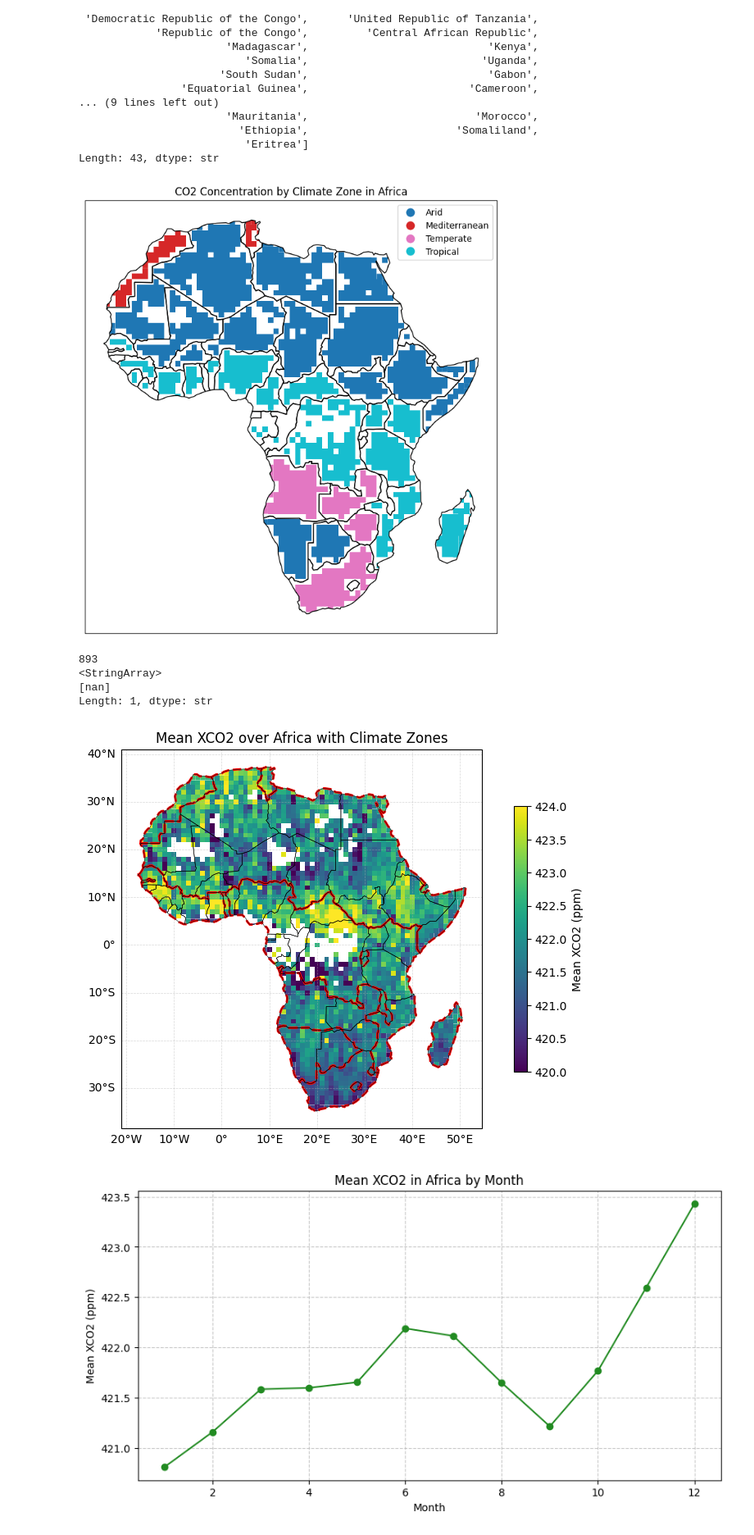
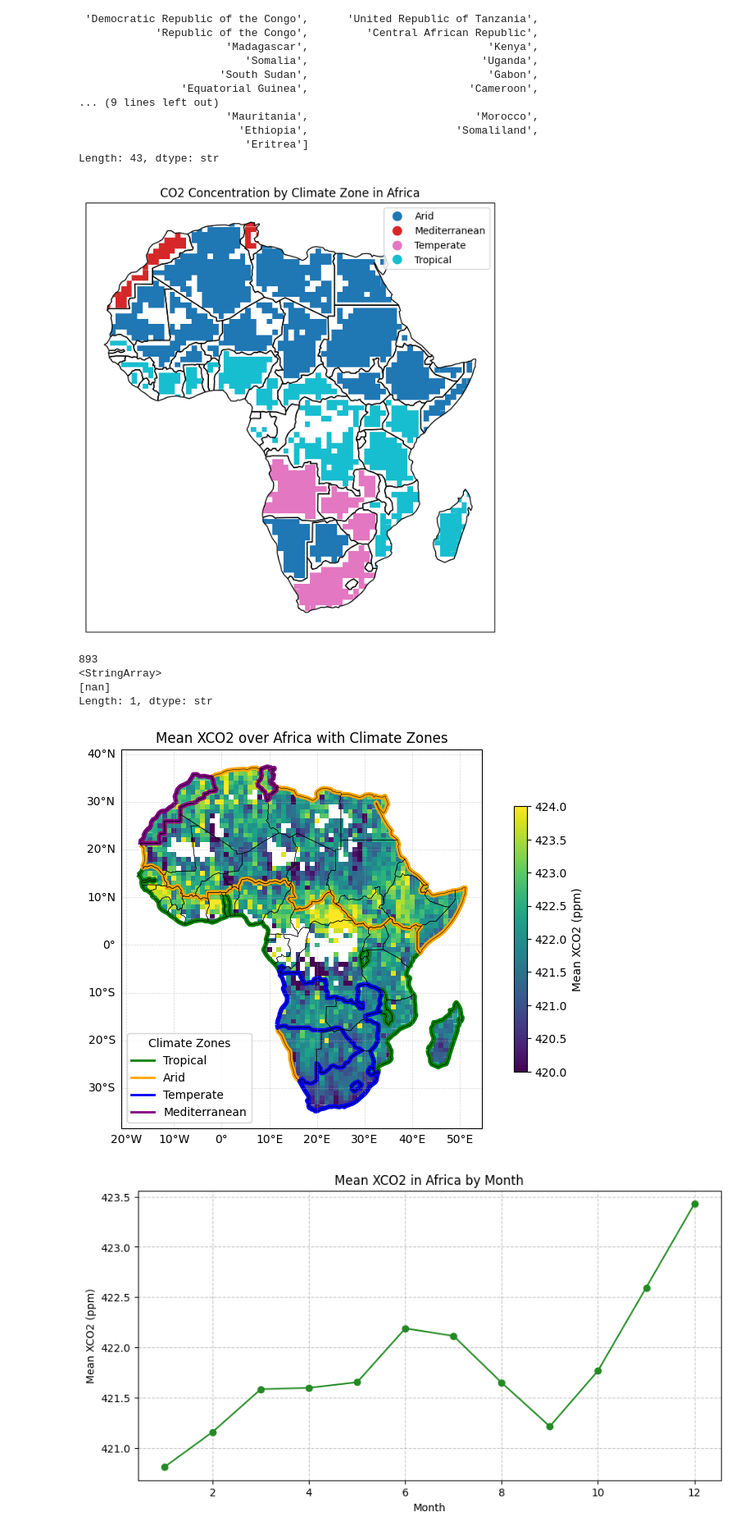
Before and after one commit to bouchramadkour/oco2-africa-analysis, a Jupyter notebook: main_analysis.ipynb, the cells around one changed output. Shown at 82% size. Drawn from its saved outputs; the diff is of its cells as text; code cells hidden in the pictures.

Commit message:
climate zones done

```diff
--- a/main_analysis.ipynb
+++ b/main_analysis.ipynb
@@ -121,7 +121,7 @@ gdf_with_country['climate_zone'] = gdf_with_country['ADMIN'].map(country_section
 import matplotlib.pyplot as plt
 import cartopy.crs as ccrs
 
-fig, ax = plt.subplots(figsize=(9, 9), subplot_kw={'projection': ccrs.PlateCarree()})
+fig, ax = plt.subplots(figsize=(8, 8), subplot_kw={'projection': ccrs.PlateCarree()})
 gdf_with_country.plot(ax=ax, column='climate_zone', legend=True, categorical=True, cmap="tab10")
 africa_shape.boundary.plot(ax=ax, edgecolor='black', linewidth=1)
 plt.title("CO2 Concentration by Climate Zone in Africa")
@@ -130,7 +130,7 @@ plt.show()
 print(gdf_with_country['climate_zone'].isna().sum())
 print(gdf_with_country[gdf_with_country['climate_zone'].isna()]['ADMIN'].unique())
 # %% [output]
-[figure, old version]
+[figure, new version]
 893
 <StringArray>
 [nan]
@@ -168,37 +168,38 @@ zone_colors = {
     'Temperate': 'blue',
     'Mediterranean': 'purple'
 }
 for zone, color in zone_colors.items():
     zones_dissolved.loc[[zone]].boundary.plot(
         ax=ax,
         edgecolor=color,
-        linewidth=2,
-        linestyle='--'
+        linewidth=4,
+        linestyle='-'
     )
 
 legend_lines = [
-    Line2D([0], [0], color=color, lw=2, linestyle='--', label=zone)
+    Line2D([0], [0], color=color, lw=2, linestyle='-', label=zone)
     for zone, color in zone_colors.items()
 ]
 
 ax.legend(
     handles=legend_lines,
     title="Climate Zones",
     loc='lower left'
 )
 
 # frontières Afrique
 africa_shape.boundary.plot(ax=ax, edgecolor='black', linewidth=0.4)
 
 # latitude / longitude (optionnel mais propre)
 gl = ax.gridlines(draw_labels=True, linewidth=0.5, linestyle='--', alpha=0.5)
 gl.top_labels = False
 gl.right_labels = False
 
 plt.title("Mean XCO2 over Africa with Climate Zones")
+plt.savefig("./results/annual_co2_map_climate_zones.png", dpi=300, bbox_inches='tight')
 plt.show()
 # %% [output]
-[figure, old version]
+[figure, new version]
 # %%
 # 4. Monthly timeseries
 plot_monthly_timeseries(df_africa)
```
